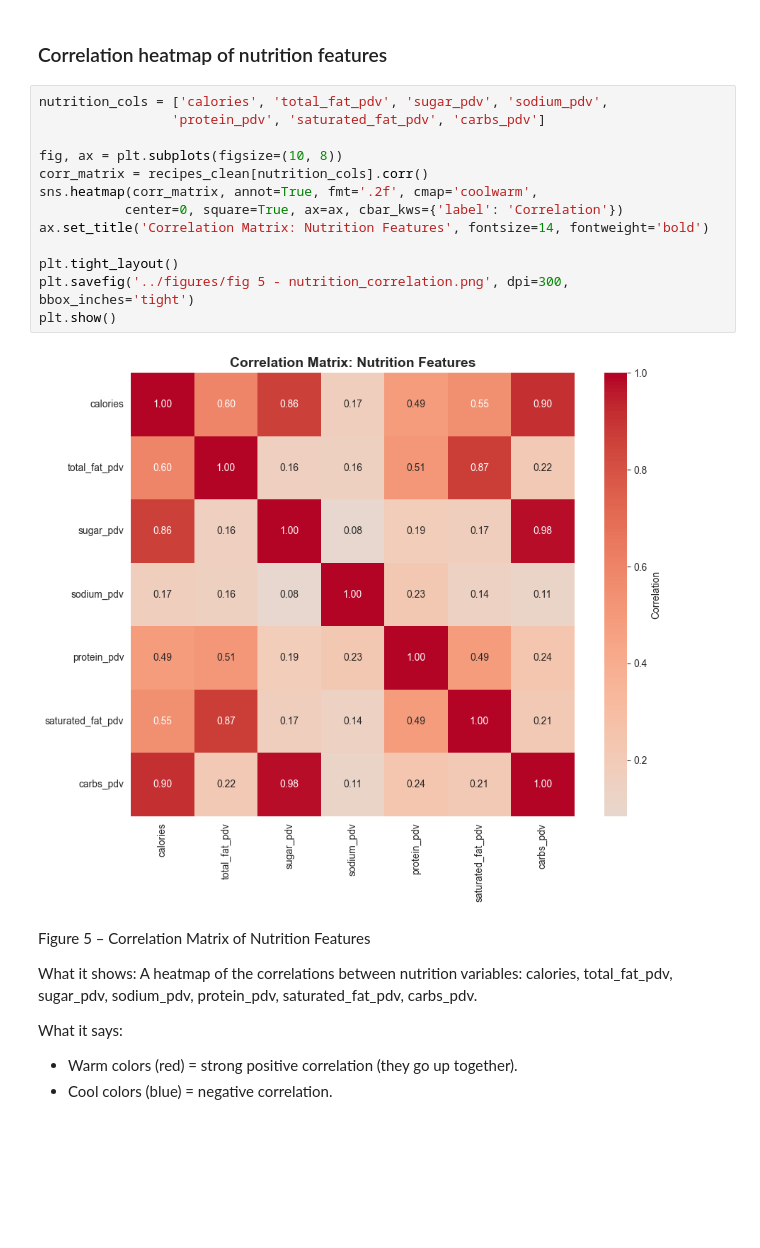
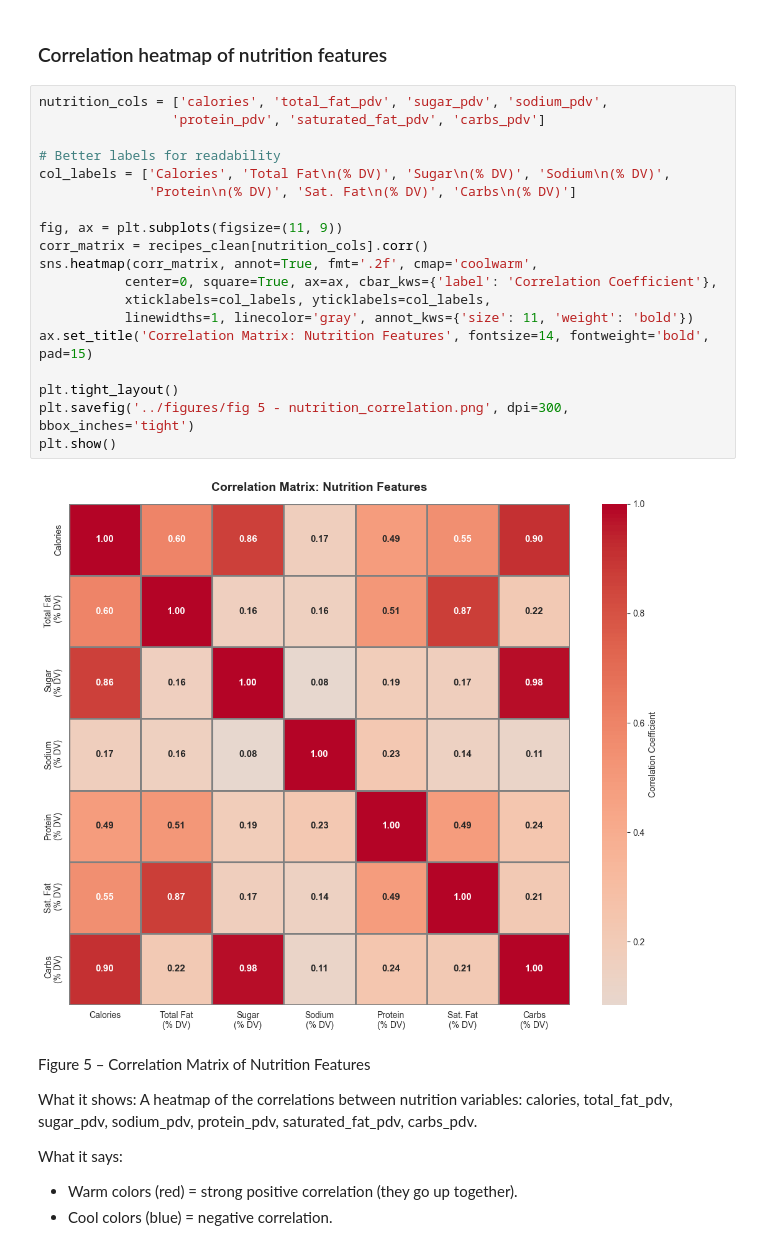
Before and after one commit to rluminto/CSE-158-Assignment-2, a Jupyter notebook: notebooks/combined.ipynb, the cells around one changed output. Saved outputs shown, nothing was run; the diff lists cells and outputs as text; blank space fills up the shorter version.

Commit message:
fix graphs combined

```diff
--- a/notebooks/combined.ipynb
+++ b/notebooks/combined.ipynb
@@ -455,18 +748,24 @@ Why it matters: It gives a visual, continuous view of the health–rating relati
 # %%
 nutrition_cols = ['calories', 'total_fat_pdv', 'sugar_pdv', 'sodium_pdv',
                  'protein_pdv', 'saturated_fat_pdv', 'carbs_pdv']
 
-fig, ax = plt.subplots(figsize=(10, 8))
+# Better labels for readability
+col_labels = ['Calories', 'Total Fat\n(% DV)', 'Sugar\n(% DV)', 'Sodium\n(% DV)',
+              'Protein\n(% DV)', 'Sat. Fat\n(% DV)', 'Carbs\n(% DV)']
+
+fig, ax = plt.subplots(figsize=(11, 9))
 corr_matrix = recipes_clean[nutrition_cols].corr()
 sns.heatmap(corr_matrix, annot=True, fmt='.2f', cmap='coolwarm',
-           center=0, square=True, ax=ax, cbar_kws={'label': 'Correlation'})
-ax.set_title('Correlation Matrix: Nutrition Features', fontsize=14, fontweight='bold')
+           center=0, square=True, ax=ax, cbar_kws={'label': 'Correlation Coefficient'},
+           xticklabels=col_labels, yticklabels=col_labels,
+           linewidths=1, linecolor='gray', annot_kws={'size': 11, 'weight': 'bold'})
+ax.set_title('Correlation Matrix: Nutrition Features', fontsize=14, fontweight='bold', pad=15)
 
 plt.tight_layout()
 plt.savefig('../figures/fig 5 - nutrition_correlation.png', dpi=300, bbox_inches='tight')
 plt.show()
 # %% [output]
-[figure, old version]
+[figure, new version]
 # %% [markdown]
 Figure 5 – Correlation Matrix of Nutrition Features
 
```
Also changed, not shown: parts of 47 cells of this notebook, 17 other files.
